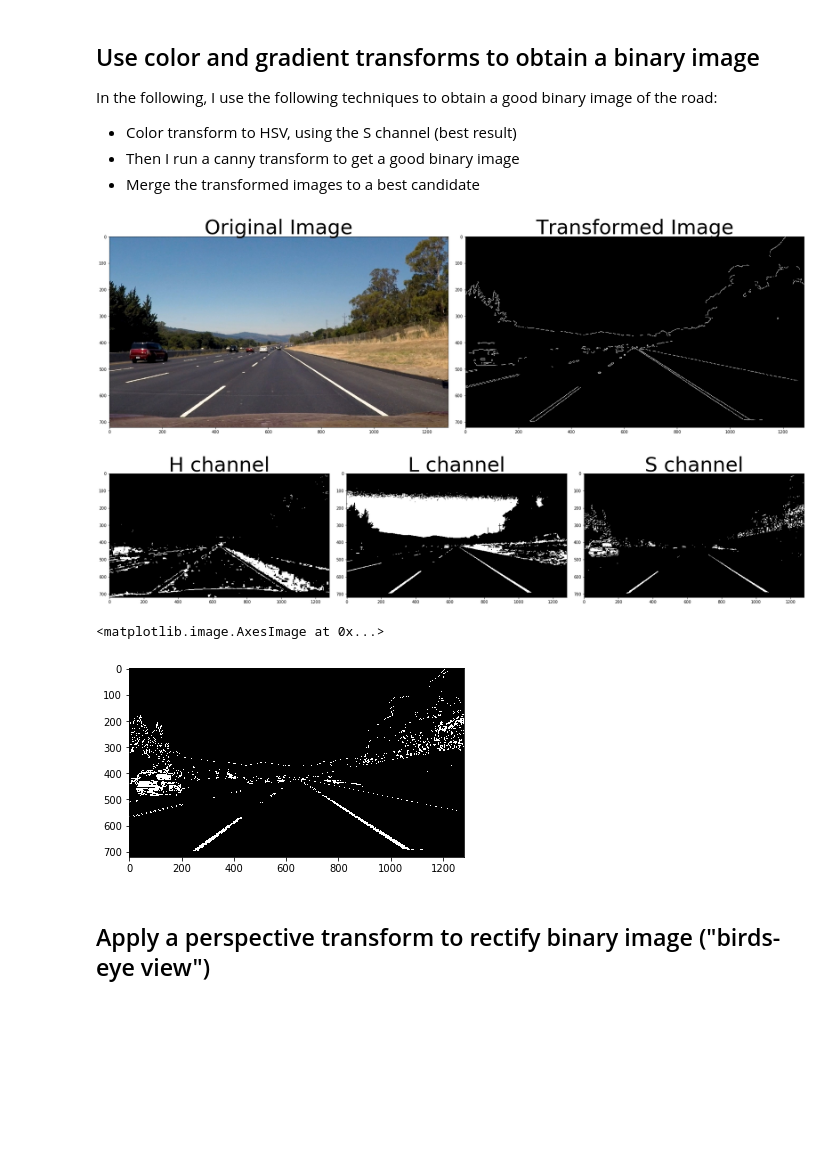
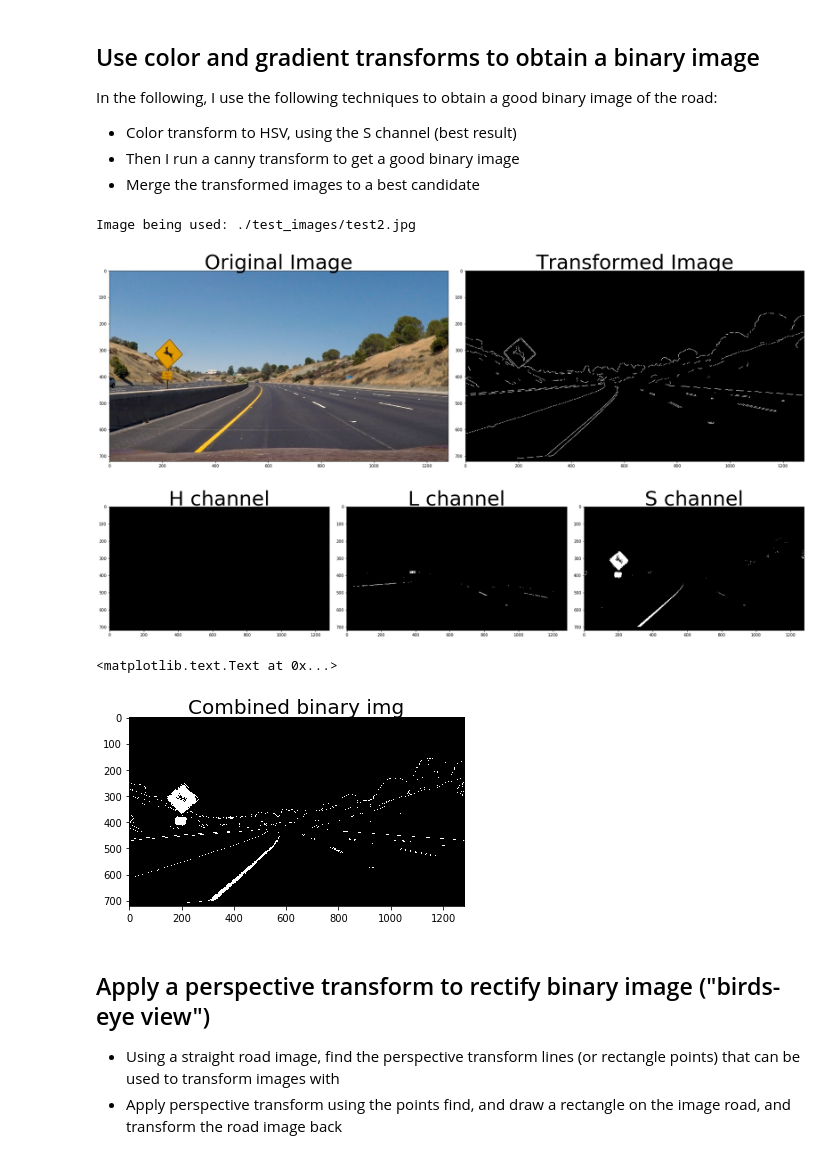
Before and after one commit to SorenRusbjerg/Advanced-Lane-Finding, a Jupyter notebook: Advanced-Lane-Finding.ipynb, the cells around one changed output. Saved outputs shown, nothing was run; the diff lists cells and outputs as text; code cells hidden in the pictures; blank space fills up the shorter version.

```diff
--- a/Advanced-Lane-Finding.ipynb
+++ b/Advanced-Lane-Finding.ipynb
@@ -120,7 +124,11 @@ def region_of_interest(img, vertices):
     return masked_image
 # %%
 # Load Test images and undistort
-testImages = glob.glob('./test_images/*.jpg')
-img = cv2.imread(testImages[4])
+testImages = glob.glob('./test_images/test*.jpg')
+testImage = './test_images/test2.jpg' #testImages[0]
+print('Image being used: ' + testImage)
+img = cv2.imread(testImage)
 img_undist = cv2.undistort(img, mtx, dist, None, mtx)
+# %% [output]
+Image being used: ./test_images/test2.jpg
 # %%
@@ -134,5 +145,5 @@ img_canny = cv2.Canny(img_canny, low_threshold, high_threshold)
 # %%
-
+img_canny = CannyDetect(img_undist)
 # Plot results
 f, (ax1, ax2) = plt.subplots(1, 2, figsize=(24, 9))
 f.tight_layout()
@@ -142,5 +153,5 @@ ax2.imshow(img_canny,'gray')
 ax2.set_title('Transformed Image', fontsize=50)
 plt.subplots_adjust(left=0., right=1, top=0.9, bottom=0.)
 # %% [output]
-[figure, old version]
+[figure, new version]
 # %%
@@ -159,4 +173,6 @@ s_channel[s > Col_Thres] = 255
 # %%
+h_channel, l_channel, s_channel = ColorThreshold(img_undist)
+
 # Plot results
 f, (ax1, ax2, ax3) = plt.subplots(1, 3, figsize=(24, 9))
 f.tight_layout()
@@ -168,16 +184,13 @@ ax3.imshow(s_channel,'gray')
 ax3.set_title('S channel', fontsize=50)
 plt.subplots_adjust(left=0., right=1, top=0.9, bottom=0.)
 # %% [output]
-[figure, old version]
+[figure, new version]
 # %%
-# Combine images
-
-img_binary = np.zeros_like(s_channel)
-img_binary[s_channel.nonzero()] = 255
-img_binary[img_canny.nonzero()] = 255
-plt.imshow(img_binary,'gray')
+def CombineBinaryImages(img1, img2):
+    # Combine images
+    img_binary = np.zeros_like(img1)
+    img_binary[img1.nonzero()] = 255
+    img_binary[img2.nonzero()] = 255
 # %% [output]
-<matplotlib.image.AxesImage at 0x...>
+<matplotlib.text.Text at 0x...>
-[figure, old version]
+[figure, new version]
-# %% [markdown]
-## Apply a perspective transform to rectify binary image ("birds-eye view")
@@ -184,3 +202,8 @@ plt.imshow(img_binary,'gray')
+# %% [markdown]
+## Apply a perspective transform to rectify binary image ("birds-eye view")
+
+* Using a straight road image, find the perspective transform lines (or rectangle points) that can be used to transform images with
+* Apply perspective transform using the points find, and draw a rectangle on the image road, and transform the road image back
 # %%
 # Define some source points for perspective transform
 dimY, dimX = img_binary.shape
```
Also changed, not shown: parts of 14 cells of this notebook, 2 other files.
